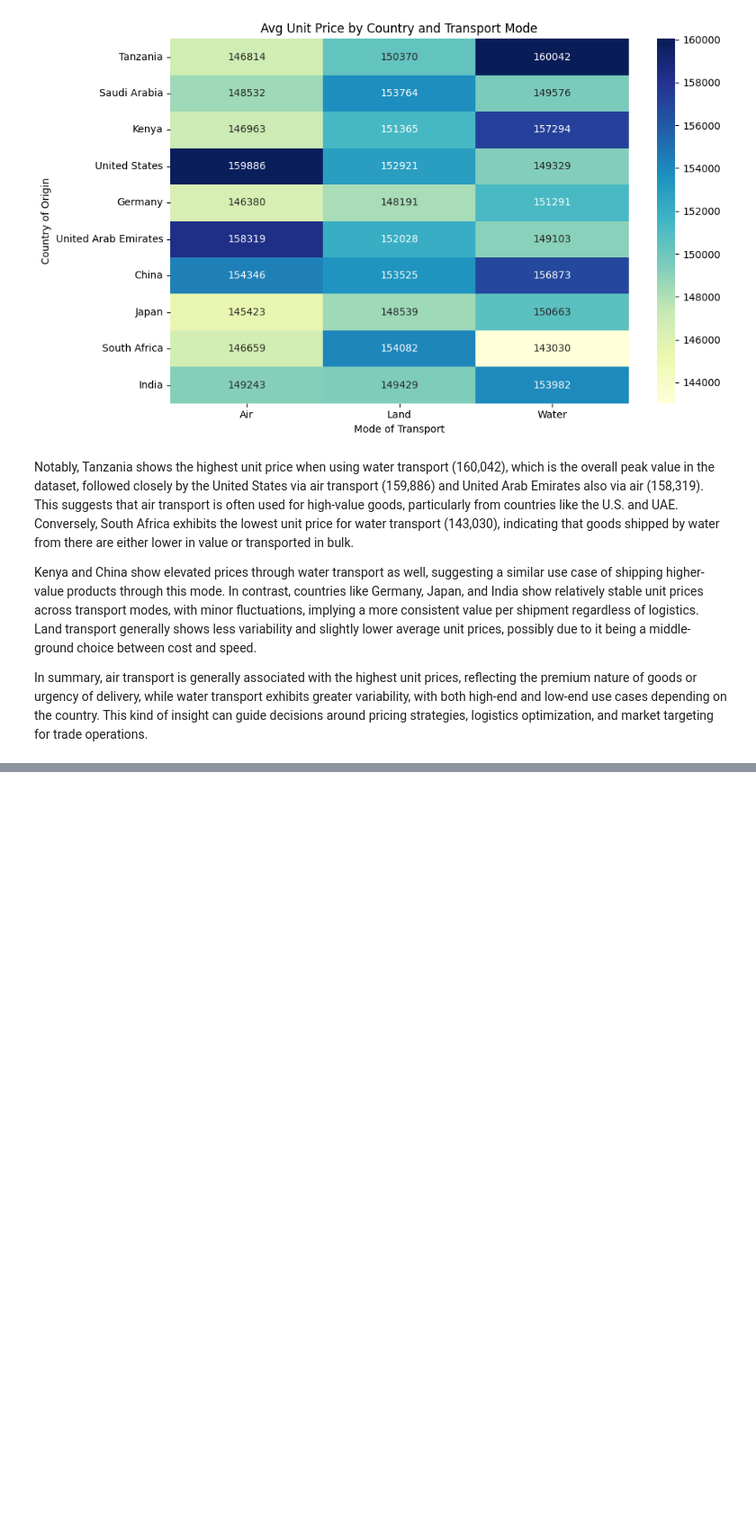
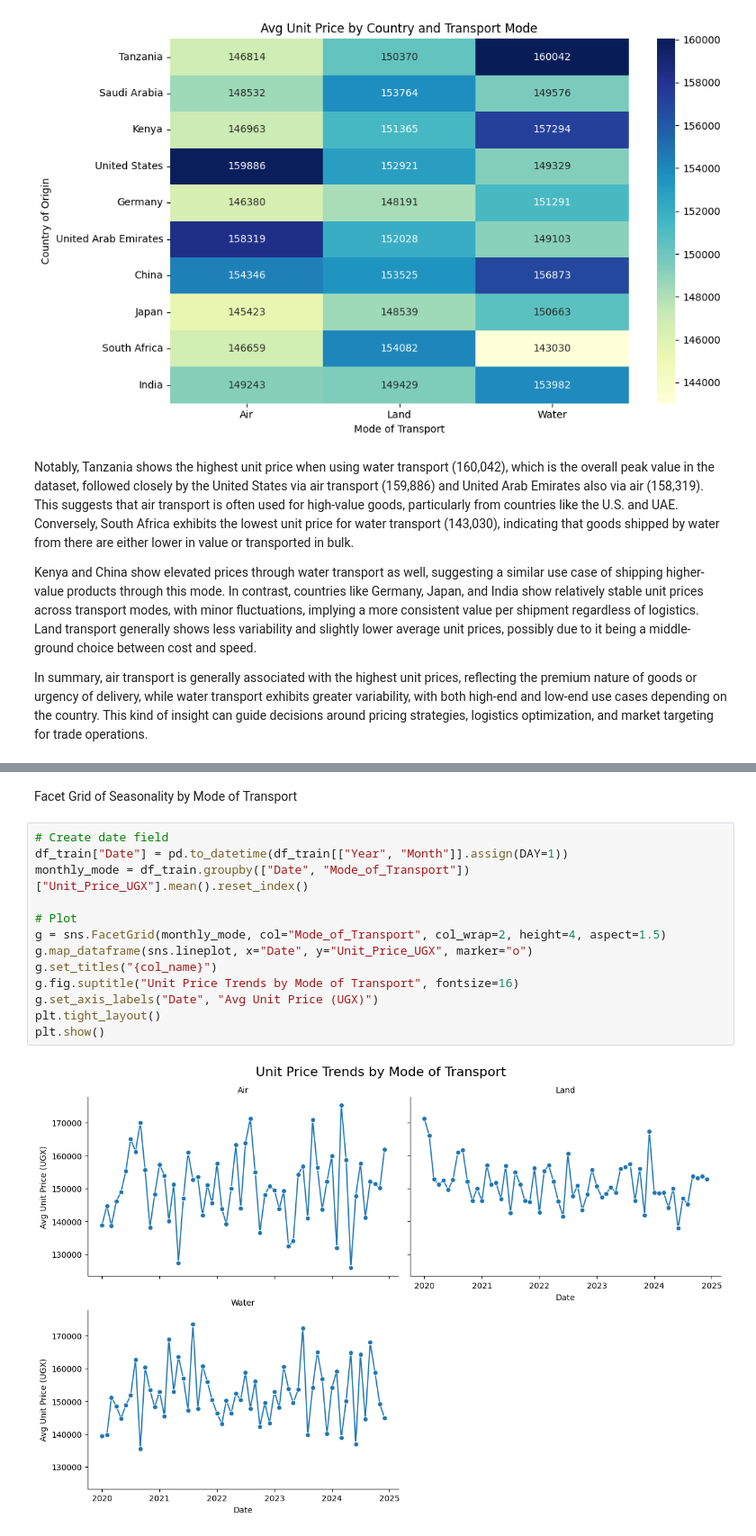
Before and after one commit to sentongo-web/valuation-task, a Jupyter notebook: valuation.ipynb, the cells around one changed output, grey strips where cells are left out. Shown at 90% size. Drawn from its saved outputs; the diff is of its cells as text; blank space fills up the shorter version.

```diff
--- a/valuation.ipynb
+++ b/valuation.ipynb
@@ -347,0 +381,17 @@ In summary, air transport is generally associated with the highest unit prices,
+# %% [markdown]
+Facet Grid of Seasonality by Mode of Transport
+# %%
+# Create date field
+df_train["Date"] = pd.to_datetime(df_train[["Year", "Month"]].assign(DAY=1))
+monthly_mode = df_train.groupby(["Date", "Mode_of_Transport"])["Unit_Price_UGX"].mean().reset_index()
+
+# Plot
+g = sns.FacetGrid(monthly_mode, col="Mode_of_Transport", col_wrap=2, height=4, aspect=1.5)
+g.map_dataframe(sns.lineplot, x="Date", y="Unit_Price_UGX", marker="o")
+g.set_titles("{col_name}")
+g.fig.suptitle("Unit Price Trends by Mode of Transport", fontsize=16)
+g.set_axis_labels("Date", "Avg Unit Price (UGX)")
+plt.tight_layout()
+plt.show()
+# %% [output]
+[figure, added]
```
Also changed, not shown: parts of 14 cells of this notebook.
